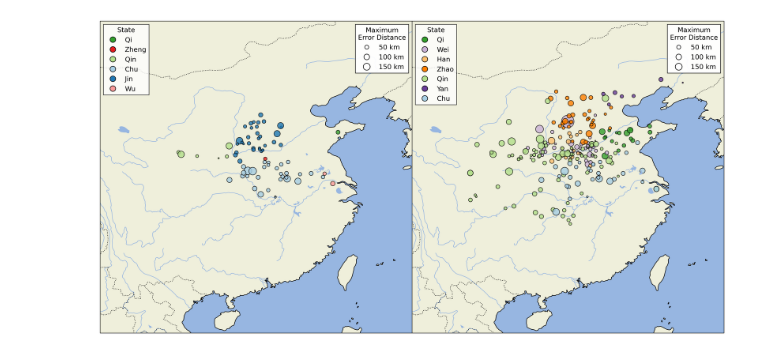
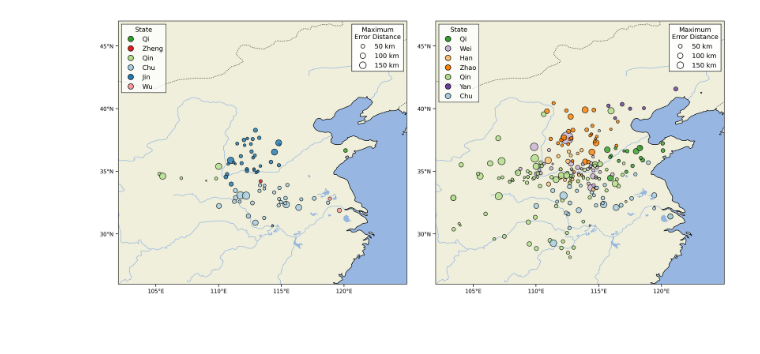
Before and after one commit to yukiyuqichen/His-Geo, a Jupyter notebook: reproducible_code/code_for_figure_8.ipynb, the cells around one changed output. Cells and saved outputs as stored; diff of their text form; code cells hidden in the pictures; blank space fills up the shorter version.

```diff
--- a/reproducible_code/code_for_figure_8.ipynb
+++ b/reproducible_code/code_for_figure_8.ipynb
@@ -11,13 +11,21 @@ import numpy as np
 # %%
 def plot_subplot(ax, gdf, subtitle, color_col, cmap_name, colors_index, size_col, size_type='max_distance'):
 
-    ax.set_extent([98, 127, 18, 47], crs=ccrs.PlateCarree())
+    ax.set_extent([102, 125, 26, 47], crs=ccrs.PlateCarree())
     ax.add_feature(cfeature.LAND)
     ax.add_feature(cfeature.OCEAN)
     ax.add_feature(cfeature.COASTLINE, lw=1)
     ax.add_feature(cfeature.BORDERS, linestyle=':', lw=1)
     ax.add_feature(cfeature.LAKES, alpha=1)
     ax.add_feature(cfeature.RIVERS, lw=1, zorder=0)
+
+    # set coordinates
+    ax.set_xticks(np.arange(105, 125, 5), crs=ccrs.PlateCarree())
+    ax.set_yticks(np.arange(30, 46, 5), crs=ccrs.PlateCarree())
+    ax.xaxis.set_major_formatter(plt.FuncFormatter(lambda x, _: f'{x:.0f}°E'))
+    ax.yaxis.set_major_formatter(plt.FuncFormatter(lambda y, _: f'{y:.0f}°N'))
+    ax.tick_params(axis='both', which='major', labelsize=10, width=1, length=5)
+
 
     if size_type == 'match_level':
         unique_match_levels = ['County', 'Prefecture', 'Province']
@@ -89,32 +97,33 @@ mapping_dict = {
     '楚': 'Chu', '楚（含吴、越）': 'Chu',
     '燕': 'Yan',
     '韩（含郑）': 'Han',
     '赵（含中山）': 'Zhao',
     '魏（含卫）': 'Wei',
     '秦': 'Qin', '秦（含周）': 'Qin',
     '晋': 'Jin', '吴': 'Wu', '郑': 'Zheng',
 
 }
 gdf_chgc_early['state_en'] = df_chgc_early['state'].map(mapping_dict)
 gdf_chgc_early.dropna(subset=['state_en'], inplace=True)
 
 # Create a dictionary for colors
 colors_index = {}
 for i, state in enumerate(gdf_chgc_early['state_en'].unique()):
     colors_index[state] = i
 
 # Create two GeoDataFrames for the Spring and Autumn Period and the Warring States Period
 gdf_as = gdf_chgc_early[gdf_chgc_early['period'] == 'Spring and Autumn Period'].copy()
 gdf_wz = gdf_chgc_early[gdf_chgc_early['period'] == 'Warring States Period'].copy()
 
 # Plot the two GeoDataFrames
 fig, (ax1, ax2) = plt.subplots(1, 2, figsize=(20, 12), dpi=300, subplot_kw={'projection': ccrs.PlateCarree()})
-plt.subplots_adjust(wspace=0)
+plt.subplots_adjust(wspace=0.1)
 
 cmap_name = 'Paired'
 ax1 = plot_subplot(ax1, gdf_as, 'Spring and Autumn Period', 'state_en', cmap_name, colors_index, 'Maximum Error Distance', 'max_distance')
 ax2 = plot_subplot(ax2, gdf_wz, 'Warring States Period', 'state_en', cmap_name, colors_index, 'Maximum Error Distance', 'max_distance')
 
+
 plt.show()
 # %% [output]
-[figure, old version]
+[figure, new version]
```
Also changed, not shown: 11 other files.
